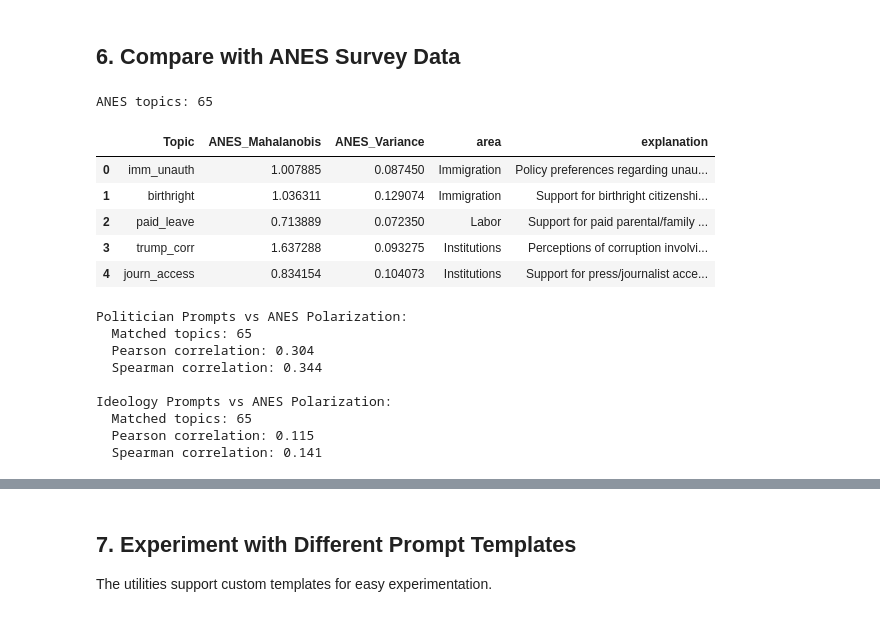
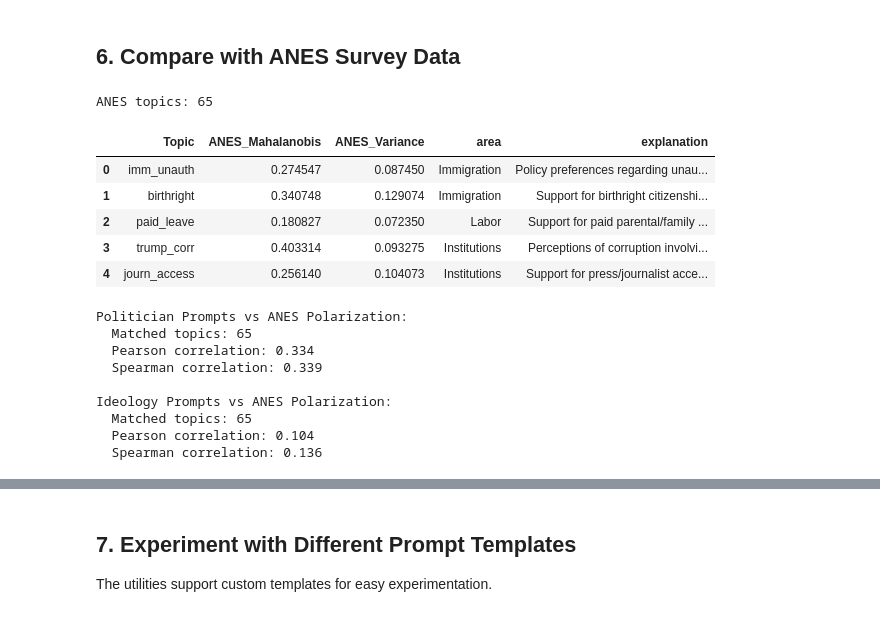
Before and after one commit to maxzhuyt/anes-polarization, a Jupyter notebook: analysis_example.ipynb, the cells around one changed output, grey strips where cells are left out. Drawn from its saved outputs; the diff is of its cells as text; code cells hidden in the pictures.

```diff
--- a/analysis_example.ipynb
+++ b/analysis_example.ipynb
@@ -177,24 +177,24 @@ display(df_ideology[summary_cols].head(10))
 # %%
 # Load ANES polarization scores
 df_anes = pd.read_csv("policy_polarization.csv")
 df_anes = df_anes.rename(columns={
     "issue": "Topic",
-    "mahalanobis_distance": "ANES_Mahalanobis",
+    "normalized_distance": "ANES_Mahalanobis",
     "variance": "ANES_Variance"
 })
 # delete  'econ_now' and "urban unrest" from Topic
 df_anes = df_anes[~df_anes['Topic'].isin(['econ_now', 'urban unrest'])]
 
 print(f"ANES topics: {len(df_anes)}")
 df_anes.head()
 # %% [output]
 ANES topics: 65
 |  | Topic | ANES_Mahalanobis | ANES_Variance | area | explanation |
-| 0 | imm_unauth | 1.007885 | 0.087450 | Immigration | Policy preferences regarding unau... |
-| 1 | birthright | 1.036311 | 0.129074 | Immigration | Support for birthright citizenshi... |
-| 2 | paid_leave | 0.713889 | 0.072350 | Labor | Support for paid parental/family ... |
-| 3 | trump_corr | 1.637288 | 0.093275 | Institutions | Perceptions of corruption involvi... |
-| 4 | journ_access | 0.834154 | 0.104073 | Institutions | Support for press/journalist acce... |
+| 0 | imm_unauth | 0.274547 | 0.087450 | Immigration | Policy preferences regarding unau... |
+| 1 | birthright | 0.340748 | 0.129074 | Immigration | Support for birthright citizenshi... |
+| 2 | paid_leave | 0.180827 | 0.072350 | Labor | Support for paid parental/family ... |
+| 3 | trump_corr | 0.403314 | 0.093275 | Institutions | Perceptions of corruption involvi... |
+| 4 | journ_access | 0.256140 | 0.104073 | Institutions | Support for press/journalist acce... |
 # %%
 def compare_with_anes(df_llm, df_anes, label="LLM"):
     """Merge LLM results with ANES and compute correlations."""
@@ -219,13 +219,13 @@ df_ideo_merged, ideo_pearson, ideo_spearman = compare_with_anes(df_ideology, df_
 # %% [output]
 Politician Prompts vs ANES Polarization:
   Matched topics: 65
-  Pearson correlation: 0.304
-  Spearman correlation: 0.344
+  Pearson correlation: 0.334
+  Spearman correlation: 0.339
 
 Ideology Prompts vs ANES Polarization:
   Matched topics: 65
-  Pearson correlation: 0.115
-  Spearman correlation: 0.141
+  Pearson correlation: 0.104
+  Spearman correlation: 0.136
 # %%
 import seaborn as sns
 
```
Also changed, not shown: parts of 1 cell of this notebook, 3 other files.
